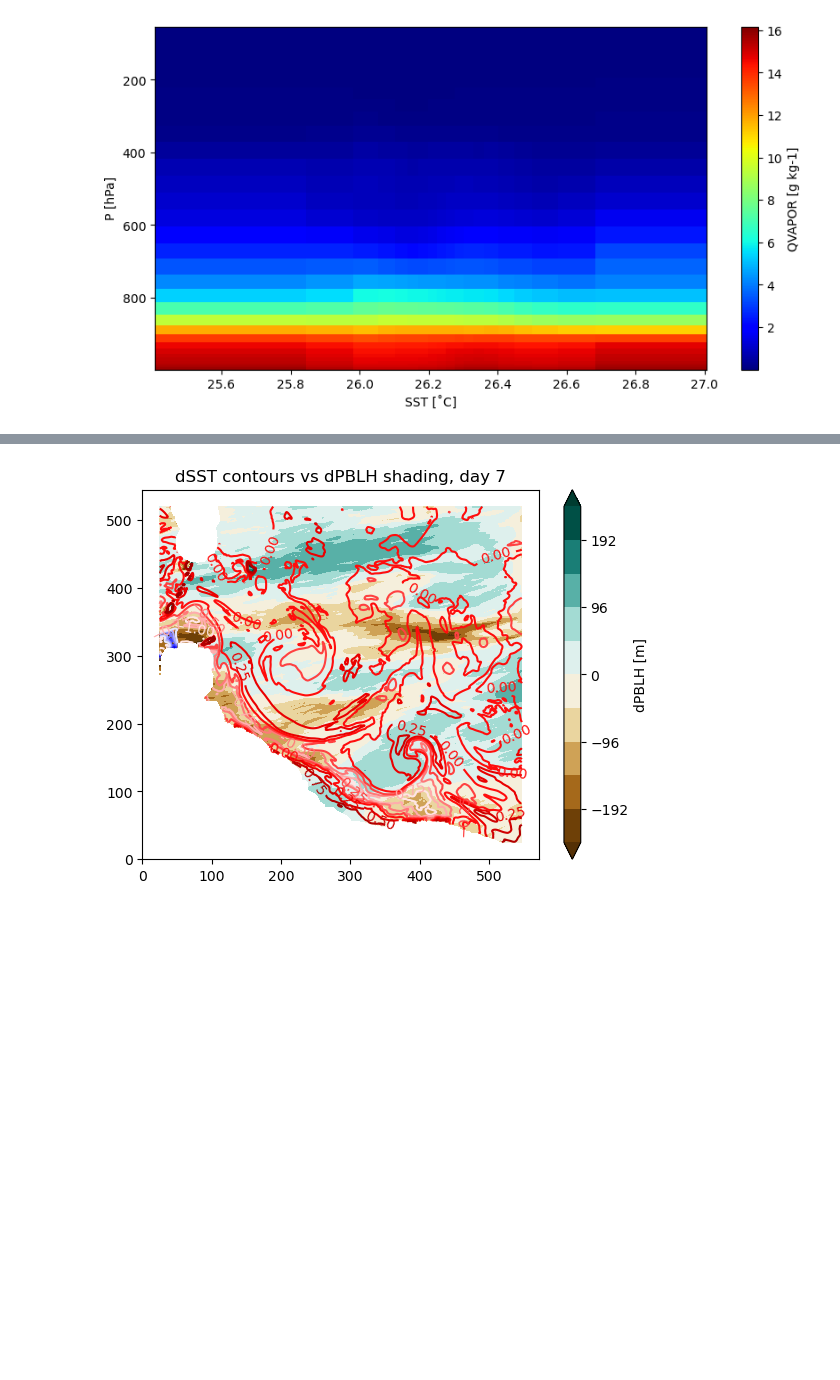
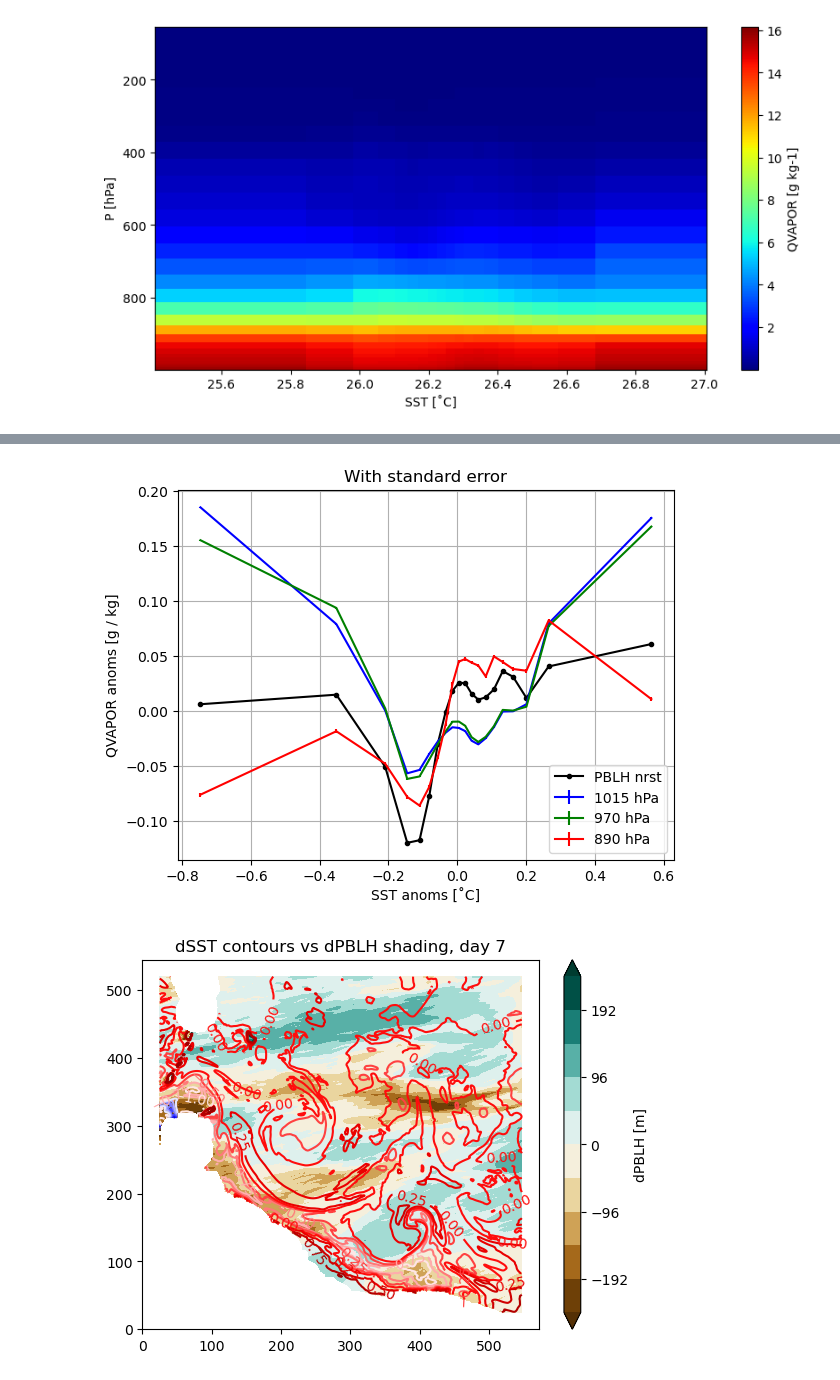
Before and after one commit to meteorologopazzo/thesis_material, a Jupyter notebook: EURECA_scripts/QVAPOR_day.ipynb, the cells around one changed output, grey strips where cells are left out. Drawn from its saved outputs; the diff is of its cells as text; code cells hidden in the pictures; blank space fills up the shorter version.

```diff
--- a/EURECA_scripts/QVAPOR_day.ipynb
+++ b/EURECA_scripts/QVAPOR_day.ipynb
@@ -94,3 +94,9 @@ del GPH_base
+# %%
+i = np.arange(0,38)
+GPH = 0.5*(GPH[:,i,:,:]+GPH[:,i+1,:,:])
+
+# mean GPH over domain
+GPH_mean = GPH.mean(axis=(0,2,3))
 # %%
 # compute daily means
 '''pres_day = pres.groupby('time_counter.day').mean()
@@ -494,3 +346,42 @@ np.save(path_pdist+'/dist_dQVAPOR_day.npy', dist_dQVAPOR_day)'''
+# %%
+#######   THIS IS TO FIND THE VALUES OF dQVAPOR AT THE LEVEL CLOSEST TO PBLH    #######
+
+
+where = np.zeros_like(pdist_PBLH_dsst)
+
+for i in range(0, len(pdist_PBLH_dsst)):
+    dist = np.abs(mean_vert_pres - pdist_PBLH_dsst[i])
+    min_dist = np.min(dist)
+    where[i] = np.argwhere(dist==min_dist).astype(int)
+
+qvapor_at_pblh = np.zeros_like(pdist_dsst_day)
+for i in range(0, len(pdist_dsst_day)):
+    qvapor_at_pblh[i] = pdist_dQVAPOR_day[int(where[i]), i]
+# %%
+###  QVAPOR SCATTER AT DIFFERENT ALTITUDES
+plt.errorbar(pdist_dsst_day, pdist_dQVAPOR_day[0,:]*1000, yerr=pstderr_dQVAPOR_day[0,:]*1000, xerr=None,\
+             label='1015 hPa', ecolor='b', linestyle='-', color='b')
+
+plt.errorbar(pdist_dsst_day, pdist_dQVAPOR_day[7,:]*1000, yerr=pstderr_dQVAPOR_day[7,:]*1000, xerr=None,\
+             label='970 hPa', ecolor='g', linestyle='-', color='g')
+
+plt.errorbar(pdist_dsst_day, pdist_dQVAPOR_day[11,:]*1000, yerr=pstderr_dQVAPOR_day[11,:]*1000, xerr=None,\
+             label='890 hPa', ecolor='r', linestyle='-', color='r')
+
+# plt.errorbar(pdist_dsst_day, pdist_dQVAPOR_day[13,:]*1000, yerr=pstderr_dQVAPOR_day[13,:]*1000, xerr=None,\
+#              label='825 hPa', ecolor='k', linestyle='-', color='k')
+
+plt.plot(pdist_dsst_day, qvapor_at_pblh*1000, '.-k', label='PBLH nrst')
+
+plt.legend()
+
+plt.ylabel('QVAPOR anoms [g / kg]')
+plt.xlabel('SST anoms [˚C]')
+plt.title('With standard error')
+
+plt.grid()
+# %% [output]
+[figure, added]
 # %%
 i=7
 levs = np.linspace(-240, 240, 11)
```
Also changed, not shown: parts of 55 cells of this notebook, 11 other files.
